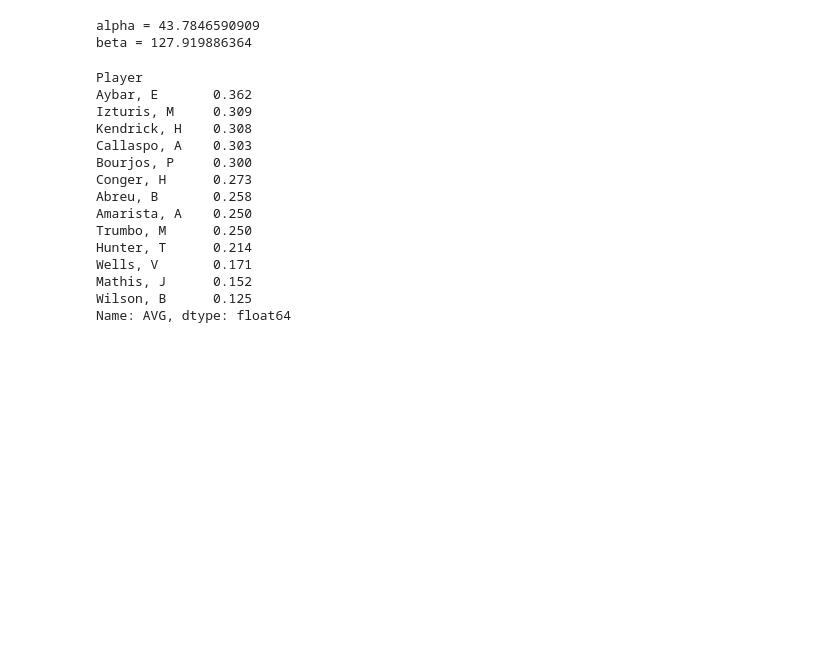
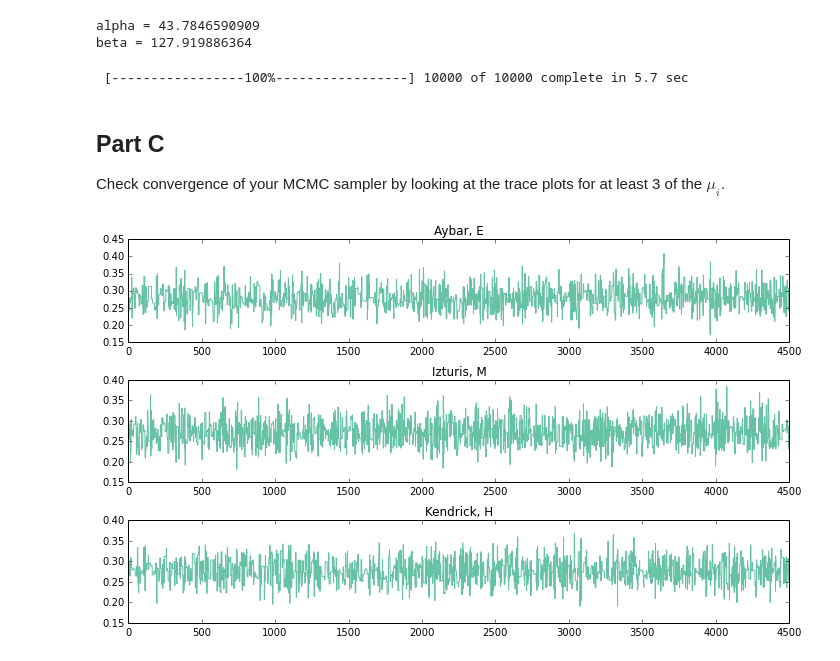
Before and after one commit to jhamrick/fall2013-python-seminar, a Jupyter notebook: hw11/batting-averages.ipynb, the cells around one changed output. Drawn from its saved outputs; the diff is of its cells as text; code cells hidden in the pictures; blank space fills up the shorter version.

```diff
--- a/hw11/batting-averages.ipynb
+++ b/hw11/batting-averages.ipynb
@@ -30,8 +71,11 @@ class BattingAverageModel(object):
 	# N is the number of "at bats"
 	# x is the number of hits (H is the observed value)
 	# mu is the hitter's true batting average
-	self.mu = pymc.Beta('mu', self.alpha, self.beta)
-	self.x = pymc.Binomial('x', n=N, p=self.mu, value=H, observed=True)
+	self.mu = {}
+	self.x = {}
+	for i, (N_i, H_i) in enumerate(zip(N, H)):
+	    self.mu[i] = pymc.Beta('mu_%d' % i, self.alpha, self.beta)
+	    self.x[i] = pymc.Binomial('x_%d' % i, n=N_i, p=self.mu[i], value=H_i, observed=True)
 # %%
 print "alpha = %s" % BattingAverageModel.alpha
 print "beta = %s" % BattingAverageModel.beta
@@ -45,40 +85,25 @@ year = pd.read_csv("hw_11_data/laa_2011_full.txt", sep="\t*", index_col='Player'
-# %%
-# compute maximum likelihood estimate of the april batting averages
-MLE = april['AVG']
-MLE
-# %% [output]
-Player
-Aybar, E       0.362
-Izturis, M     0.309
-Kendrick, H    0.308
-Callaspo, A    0.303
-Bourjos, P     0.300
-Conger, H      0.273
-Abreu, B       0.258
-Amarista, A    0.250
-Trumbo, M      0.250
-Hunter, T      0.214
-Wells, V       0.171
-Mathis, J      0.152
-Wilson, B      0.125
-Name: AVG, dtype: float64
 # %%
 # use MCMC to infer the posterior distribution of the batting average
 # for each player
-M = {}
-for player, (N, H) in april[['AB', 'H']].iterrows():
-    print "Running MCMC for %s..." % player
-    M[player] = pymc.MCMC(BattingAverageModel(N, H))
-    M[player].sample(iter=10000, burn=1000, thin=2)
-    print "\n"
+M = pymc.MCMC(BattingAverageModel(april['AB'], april['H']))
+M.sample(iter=10000, burn=1000, thin=2)
+# %% [output]
+ [-----------------100%-----------------] 10000 of 10000 complete in 5.7 sec
+# %% [markdown]
+## Part C
+
+Check convergence of your MCMC sampler by looking at the trace plots
+for at least 3 of the $\mu_i$.
 # %%
 # check convergence of the MCMC sampler
 fig, axes = plt.subplots(3, 1)
 fig.set_figwidth(10)
 fig.set_figheight(6)
 for i in range(3):
     player = april.index[i]
     ax = axes[i]
-    ax.plot(M[player].trace('mu')[:])
+    ax.plot(M.trace('mu_%d' % i)[:])
     ax.set_title(player)
 plt.tight_layout()
+# %% [output]
+[figure, added]
```
Also changed, not shown: parts of 14 cells of this notebook.
